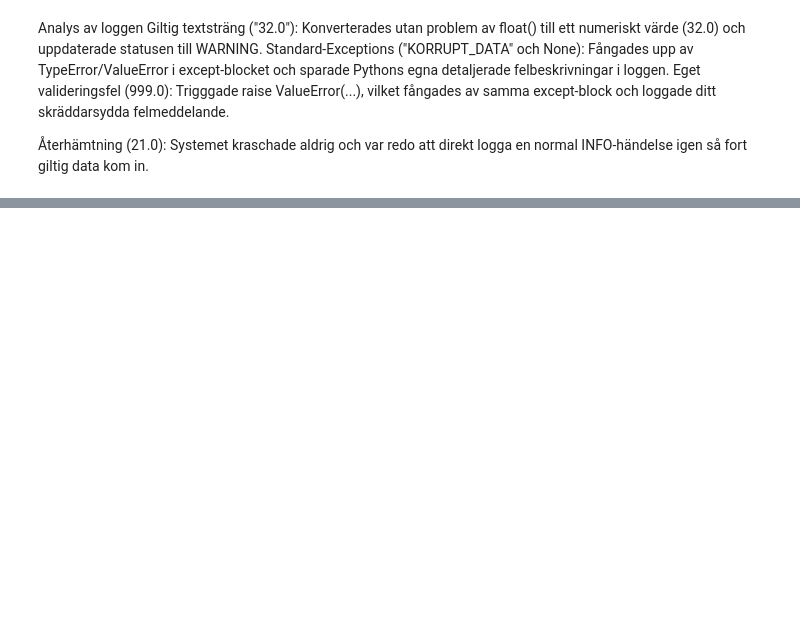
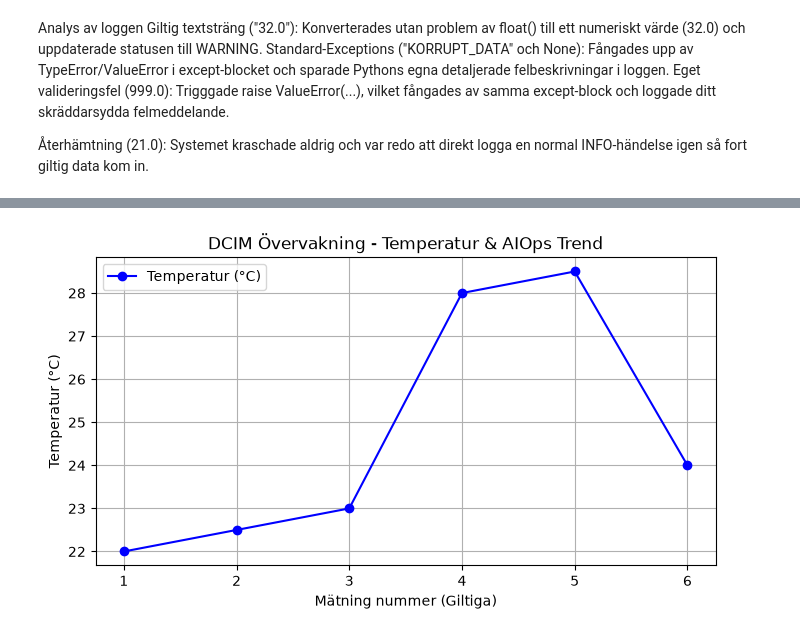
Before and after one commit to manskjellgren-cyber/my_dcim, a Jupyter notebook: my_dc.ipynb, the cells around one changed output, grey strips where cells are left out. Drawn from its saved outputs; the diff is of its cells as text; code cells hidden in the pictures; blank space fills up the shorter version.

Commit message:
feat: AIOps klar utökat med viaualisering

```diff
--- a/my_dc.ipynb
+++ b/my_dc.ipynb
@@ -1524,0 +1752,84 @@ Eget valideringsfel (999.0): Trigggade raise ValueError(...), vilket fångades a
+# %%
+import matplotlib.pyplot as plt
+
+
+# 1. KLASSER OCH SENSOR (Från Övning 3)
+class Server:
+
+    def __init__(self, name: str):
+        self.name = name
+        self.status = "OK"
+
+
+class AIOpsSensor:
+
+    def __init__(self, sensor_id: str, target_server: Server):
+        self.sensor_id = sensor_id
+        self.target_server = target_server
+        self.current_temp = 22.0
+        self.temp_history = []
+
+    def update_temperature(self, reading):
+        try:
+            self.current_temp = float(reading)
+        except (ValueError, TypeError):
+            self.target_server.status = "SENSOR_FAULT"
+            return None  # Returnerar None om värdet var trasigt
+
+        self.temp_history.append(self.current_temp)
+
+        if len(self.temp_history) > 3:
+            self.temp_history.pop(0)
+
+        if len(self.temp_history) >= 2:
+            temp_rise = self.temp_history[-1] - self.temp_history[-2]
+            if temp_rise >= 3.0:
+                self.target_server.status = "WARNING"
+            else:
+                self.target_server.status = "OK"
+
+        return self.current_temp  # Returnerar godkänd temperatur
+
+
+# 2. KÖR SIMULERING OCH SPARA DATA FÖR GRAFEN
+server = Server("Web-Server-01")
+sensor = AIOpsSensor("TEMP-01", server)
+
+test_readings = [22.0, 22.5, 23.0, 28.0, "FEL_DATA", 28.5, 24.0]
+
+# Två tomma listor för att spara värdena vi vill rita ut
+valid_temps = []
+time_steps = []
+
+step = 1
+for reading in test_readings:
+    temp_result = sensor.update_temperature(reading)
+
+    # Spara bara godkända temperaturer i graf-data (hoppa över None)
+    if temp_result is not None:
+        valid_temps.append(temp_result)
+        time_steps.append(step)
+        step += 1
+
+
+# 3. ÖVNING 4: RITA GRAFEN
+plt.figure(figsize=(8, 4))  # Sätt storlek på grafen (Bredd, Höjd)
+
+# Rita linjen: X-axel = time_steps, Y-axel = valid_temps
+plt.plot(
+    time_steps, valid_temps, marker="o", color="blue", label="Temperatur (°C)"
+)
+
+# Rubrik och namn på axlarna
+plt.title("DCIM Övervakning - Temperatur & AIOps Trend")
+plt.xlabel("Mätning nummer (Giltiga)")
+plt.ylabel("Temperatur (°C)")
+
+# Rutnät och teckenförklaring
+plt.grid(True)
+plt.legend()
+
+# Visa grafen i Notebooken
+plt.show()
+# %% [output]
+[figure, added]
```
Also changed, not shown: parts of 19 cells of this notebook.
